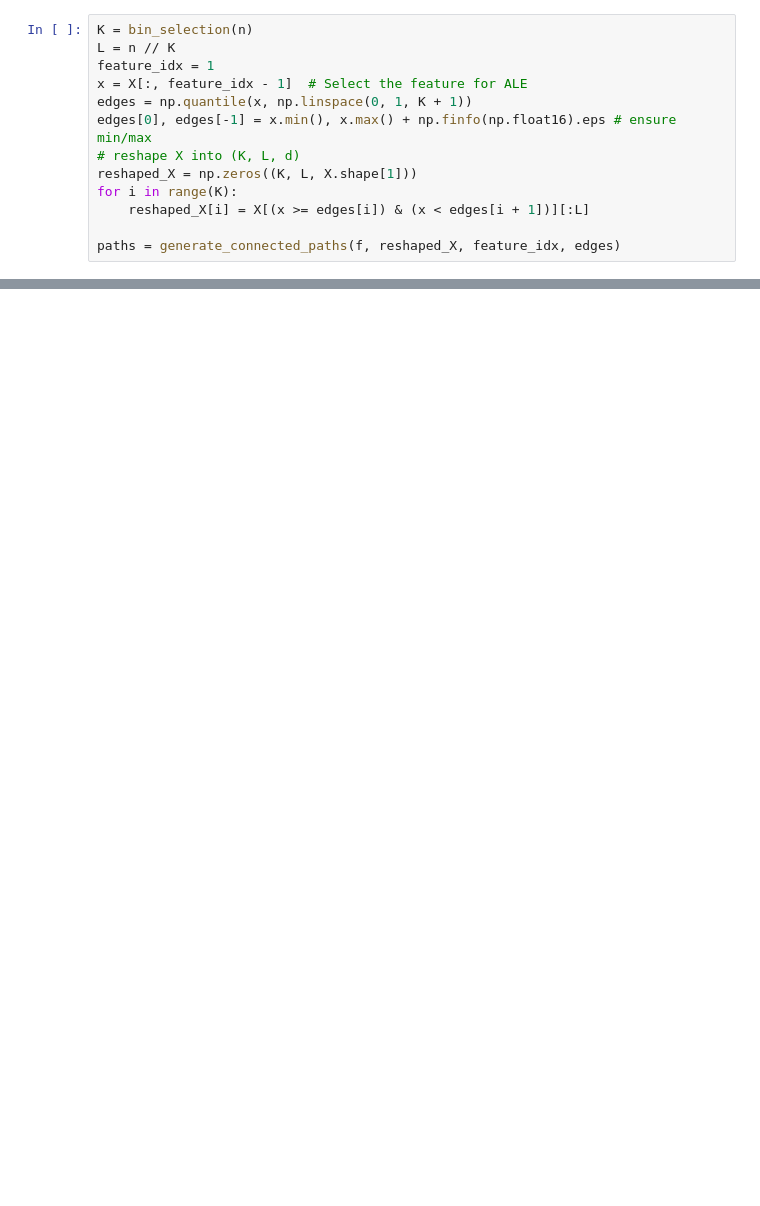
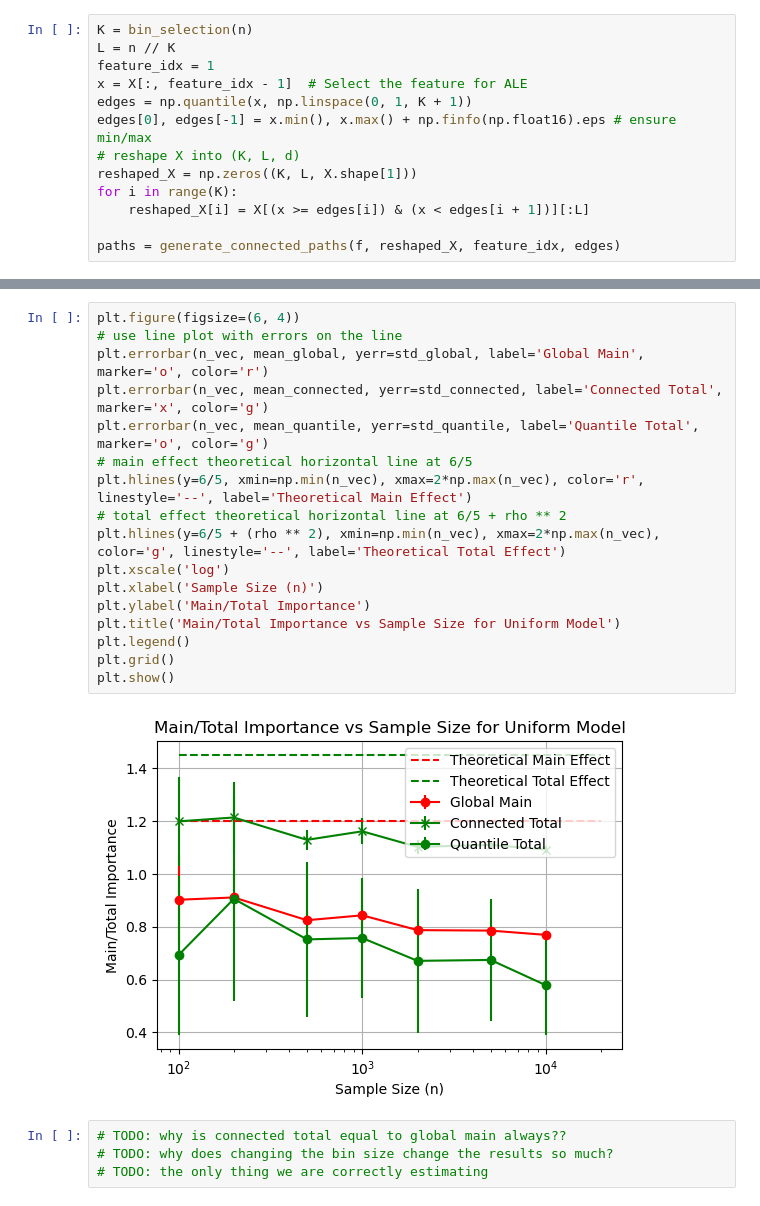
Before and after one commit to dawsonren/ExplainableML, a Jupyter notebook: convergence.ipynb, the cells around one changed output, grey strips where cells are left out. Drawn from its saved outputs; the diff is of its cells as text; blank space fills up the shorter version.

```diff
--- a/convergence.ipynb
+++ b/convergence.ipynb
@@ -111,0 +125,23 @@ plt.show()
+# %%
+plt.figure(figsize=(6, 4))
+# use line plot with errors on the line
+plt.errorbar(n_vec, mean_global, yerr=std_global, label='Global Main', marker='o', color='r')
+plt.errorbar(n_vec, mean_connected, yerr=std_connected, label='Connected Total', marker='x', color='g')
+plt.errorbar(n_vec, mean_quantile, yerr=std_quantile, label='Quantile Total', marker='o', color='g')
+# main effect theoretical horizontal line at 6/5
+plt.hlines(y=6/5, xmin=np.min(n_vec), xmax=2*np.max(n_vec), color='r', linestyle='--', label='Theoretical Main Effect')
+# total effect theoretical horizontal line at 6/5 + rho ** 2
+plt.hlines(y=6/5 + (rho ** 2), xmin=np.min(n_vec), xmax=2*np.max(n_vec), color='g', linestyle='--', label='Theoretical Total Effect')
+plt.xscale('log')
+plt.xlabel('Sample Size (n)')
+plt.ylabel('Main/Total Importance')
+plt.title('Main/Total Importance vs Sample Size for Uniform Model')
+plt.legend()
+plt.grid()
+plt.show()
+# %% [output]
+[figure, added]
+# %%
+# TODO: why is connected total equal to global main always??
+# TODO: why does changing the bin size change the results so much?
+# TODO: the only thing we are correctly estimating
```
Also changed, not shown: parts of 8 cells of this notebook, 17 other files.
